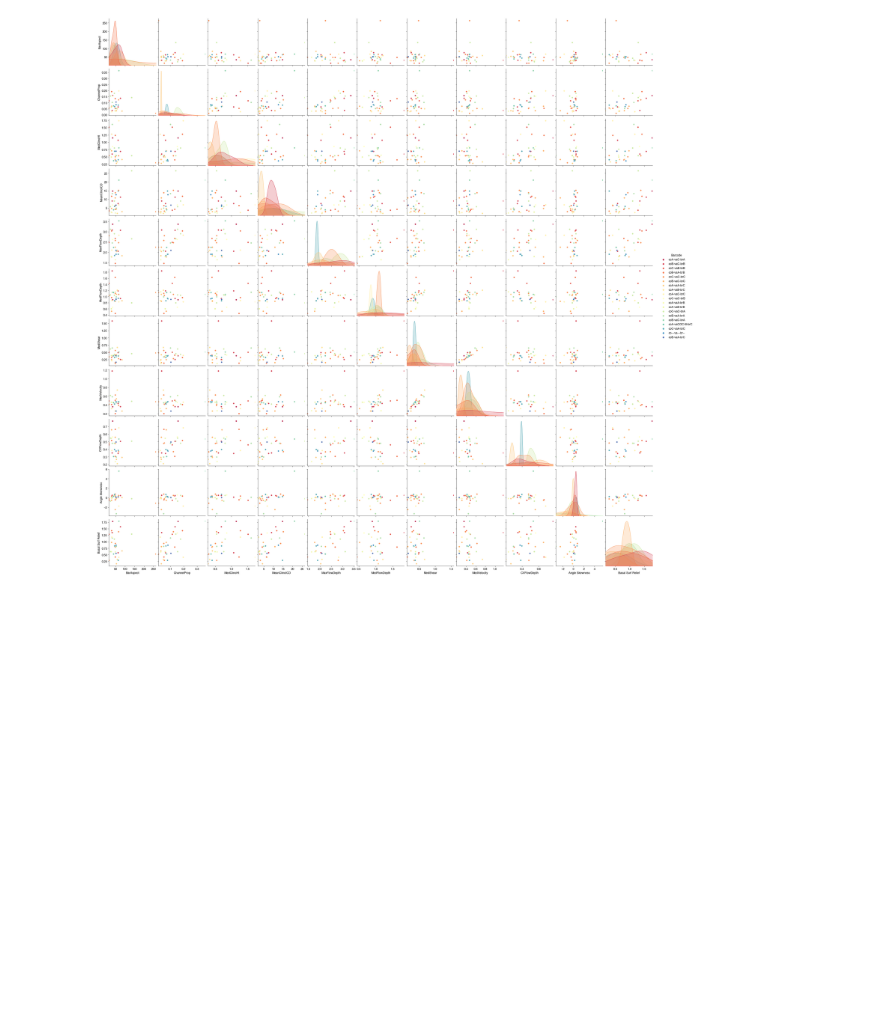
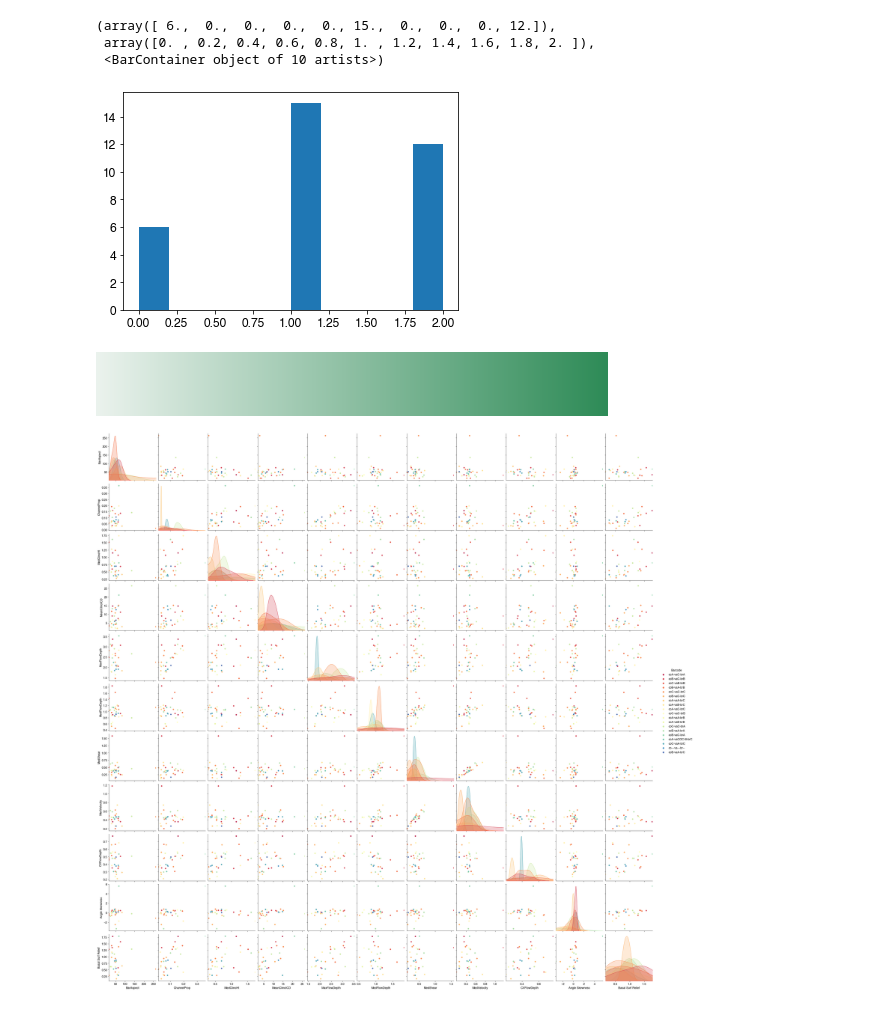
Before and after one commit to salpheus/BarCode, a Jupyter notebook: CrossPlots_May2022.ipynb, the cells around one changed output. Saved outputs shown, nothing was run; the diff lists cells and outputs as text; code cells hidden in the pictures; blank space fills up the shorter version.

```diff
--- a/CrossPlots_May2022.ipynb
+++ b/CrossPlots_May2022.ipynb
@@ -28,3 +40,14 @@ savefilesto = '/Volumes/SAF_Data/Colloquium22/scratch'
+# %%
+plt.hist(allbars['BSR Binned'])
+# %% [output]
+(array([ 6.,  0.,  0.,  0.,  0., 15.,  0.,  0.,  0., 12.]),
+ array([0. , 0.2, 0.4, 0.6, 0.8, 1. , 1.2, 1.4, 1.6, 1.8, 2. ]),
+ <BarContainer object of 10 artists>)
+[figure, added]
+# %%
+sns.light_palette("seagreen", as_cmap=True)
+# %% [output]
+[figure, added]
 # %%
 pplot = sns.pairplot(allbars, vars = ['BarAspect', 'ChannelProp', 'MedClinoHt', 'MeanClinoICD', 'MaxFlowDepth', 'MedFlowDepth',
                                 'MedShear', 'MedVelocity', 'CVFlowDepth', 'Angle Skewness', 'Basal Surf Relief'], hue = 'Barcode', height = 3, aspect = 1, palette = 'Spectral')
```
Also changed, not shown: parts of 8 cells of this notebook, 3 other files.
